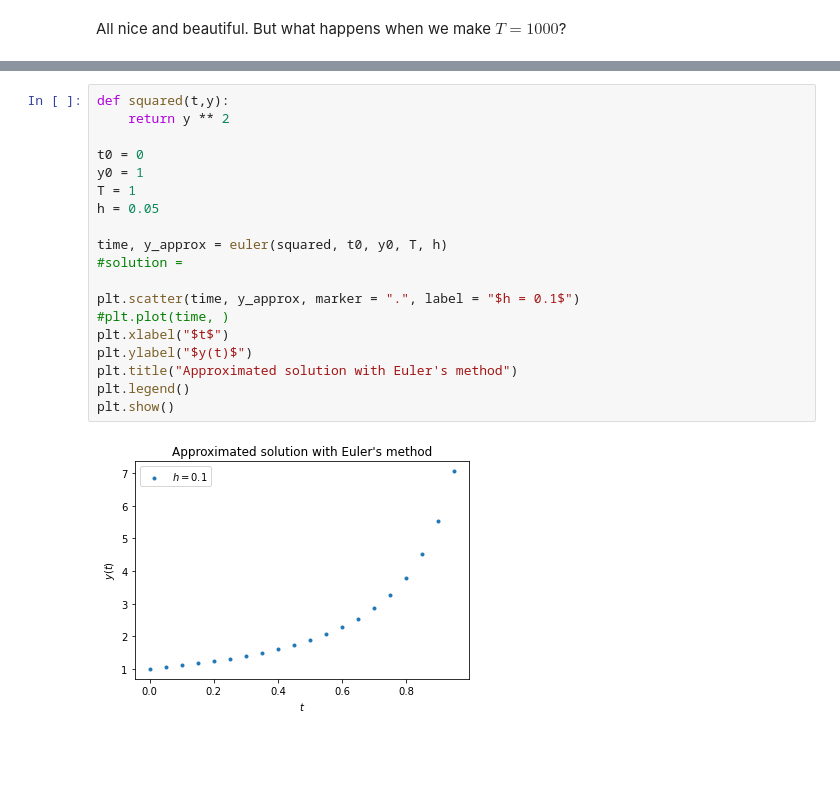
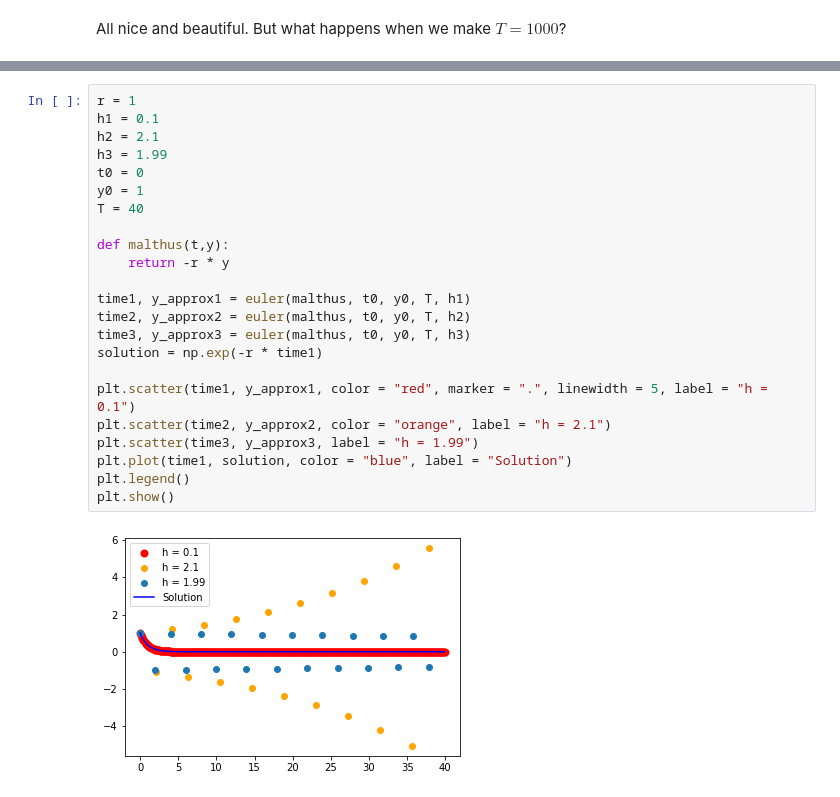
Before and after one commit to sandromikautadze/ode-solver, a Jupyter notebook: ode-solver.ipynb, the cells around one changed output, grey strips where cells are left out. Drawn from its saved outputs; the diff is of its cells as text; blank space fills up the shorter version.

```diff
--- a/ode-solver.ipynb
+++ b/ode-solver.ipynb
@@ -299,22 +310,26 @@ whose analytic solution is $y(t) = \frac{1}{1-t}$ on $t<1$. Let's see what happe
-# %%
-def squared(t,y):
-    return y ** 2
-
-t0 = 0
-y0 = 1
-T = 1
-h = 0.05
-
-time, y_approx = euler(squared, t0, y0, T, h)
-#solution =
-
-plt.scatter(time, y_approx, marker = ".", label = "$h = 0.1$")
-#plt.plot(time, )
-plt.xlabel("$t$")
-plt.ylabel("$y(t)$")
-plt.title("Approximated solution with Euler's method")
-plt.legend()
-plt.show()
-# %% [output]
-[figure, removed]
+# %%
+r = 1
+h1 = 0.1
+h2 = 2.1
+h3 = 1.99
+t0 = 0
+y0 = 1
+T = 40
+
+def malthus(t,y):
+    return -r * y
+
+time1, y_approx1 = euler(malthus, t0, y0, T, h1)
+time2, y_approx2 = euler(malthus, t0, y0, T, h2)
+time3, y_approx3 = euler(malthus, t0, y0, T, h3)
+solution = np.exp(-r * time1)
+
+plt.scatter(time1, y_approx1, color = "red", marker = ".", linewidth = 5, label = "h = 0.1")
+plt.scatter(time2, y_approx2, color = "orange", label = "h = 2.1")
+plt.scatter(time3, y_approx3, label = "h = 1.99")
+plt.plot(time1, solution, color = "blue", label = "Solution")
+plt.legend()
+plt.show()
+# %% [output]
+[figure, added]
 # %% [markdown]
```
Also changed, not shown: parts of 6 cells of this notebook.
